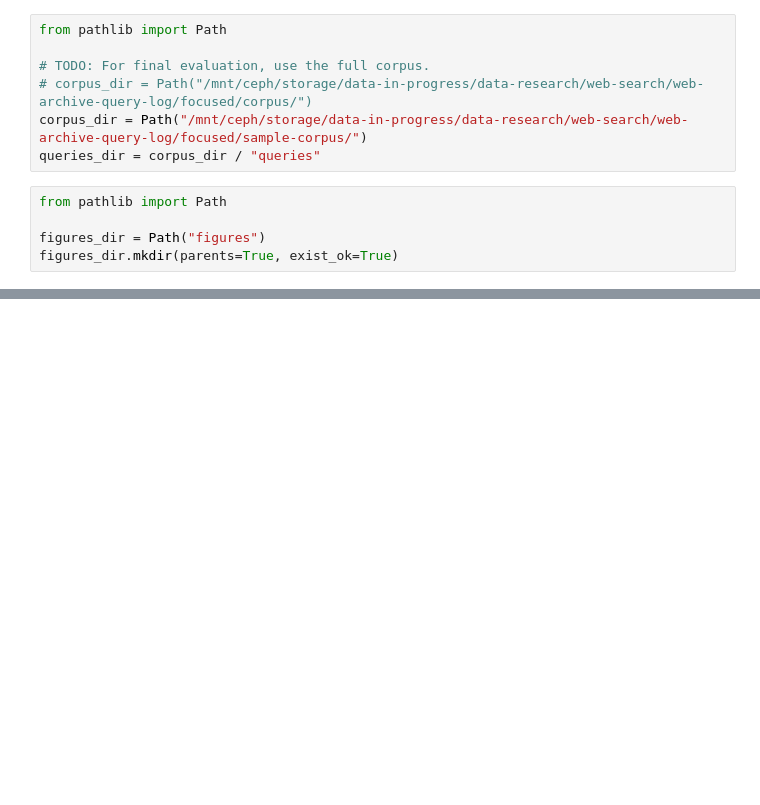
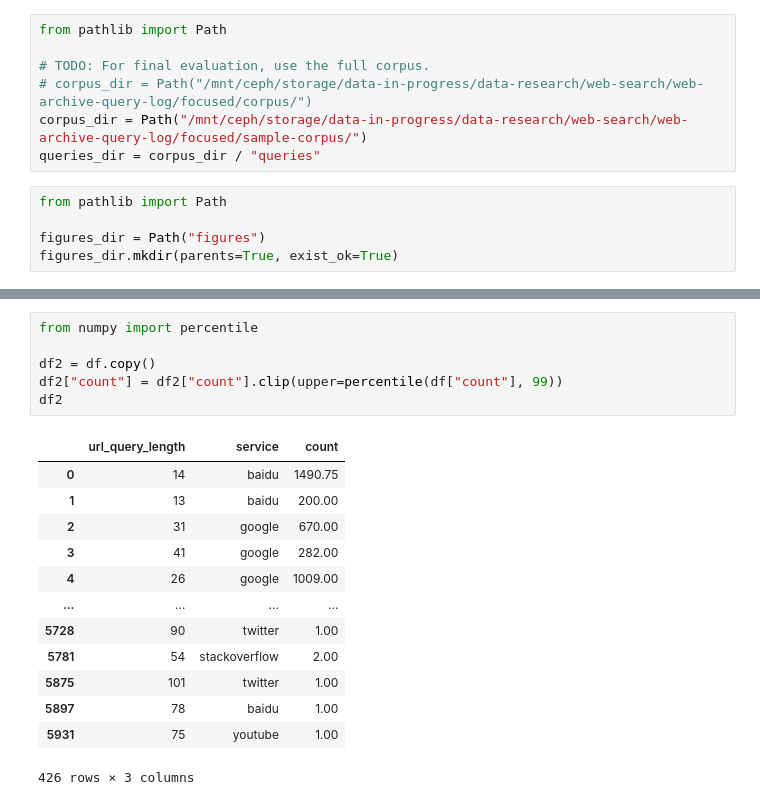
Before and after one commit to webis-de/archive-query-log, a Jupyter notebook: notebooks/evaluation_query_length.ipynb, the cells around one changed output, grey strips where cells are left out. Cells and saved outputs as stored; diff of their text form; blank space fills up the shorter version.

```diff
--- a/notebooks/evaluation_query_length.ipynb
+++ b/notebooks/evaluation_query_length.ipynb
@@ -86,0 +98,20 @@ ax
+# %%
+from numpy import percentile
+
+df2 = df.copy()
+df2["count"] = df2["count"].clip(upper=percentile(df["count"], 99))
+df2
+# %% [output]
+|  | url_query_length | service | count |
+| 0 | 14 | baidu | 1490.75 |
+| 1 | 13 | baidu | 200.00 |
+| 2 | 31 | google | 670.00 |
+| 3 | 41 | google | 282.00 |
+| 4 | 26 | google | 1009.00 |
+| ... | ... | ... | ... |
+| 5728 | 90 | twitter | 1.00 |
+| 5781 | 54 | stackoverflow | 2.00 |
+| 5875 | 101 | twitter | 1.00 |
+| 5897 | 78 | baidu | 1.00 |
+| 5931 | 75 | youtube | 1.00 |
+426 rows × 3 columns
```
Also changed, not shown: parts of 9 cells of this notebook.
